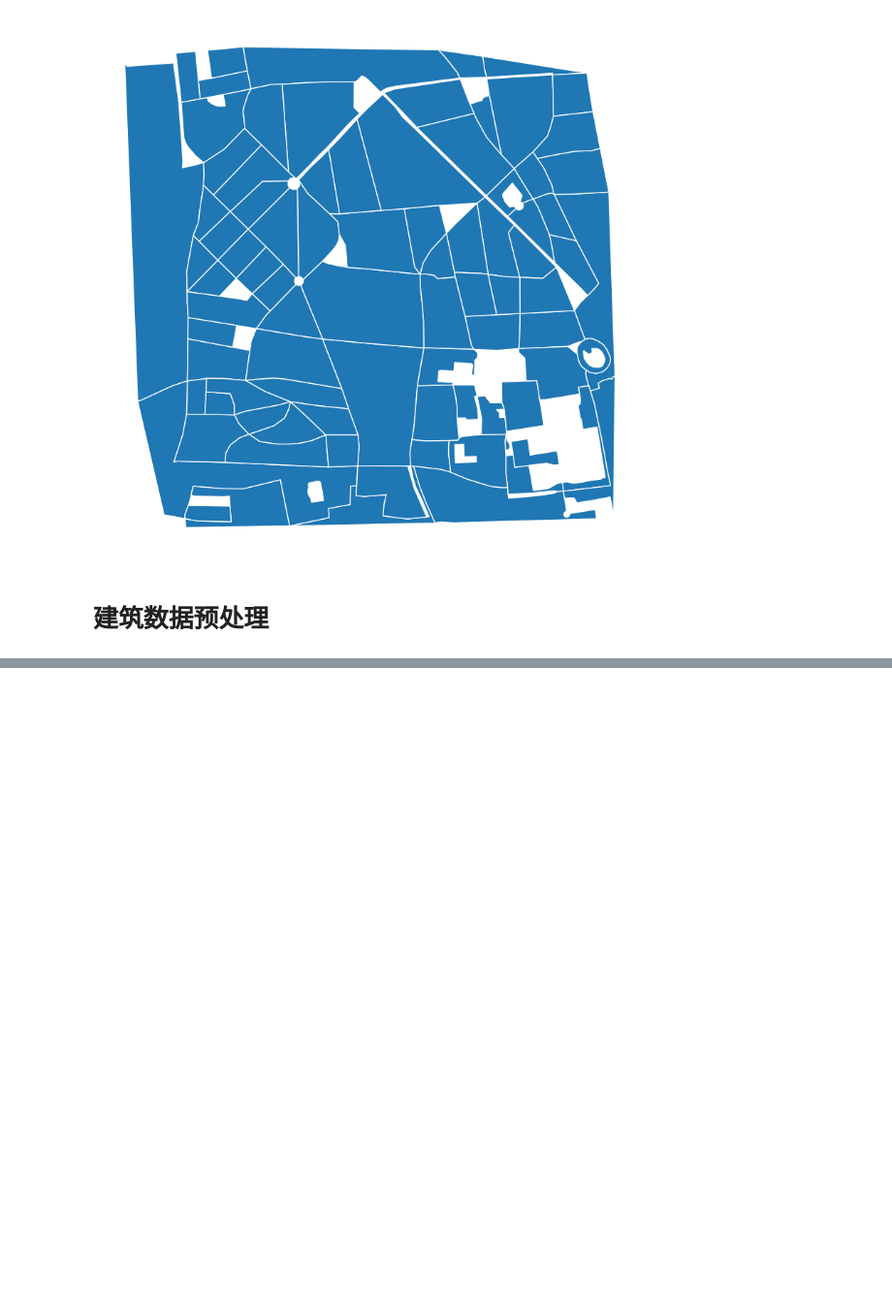
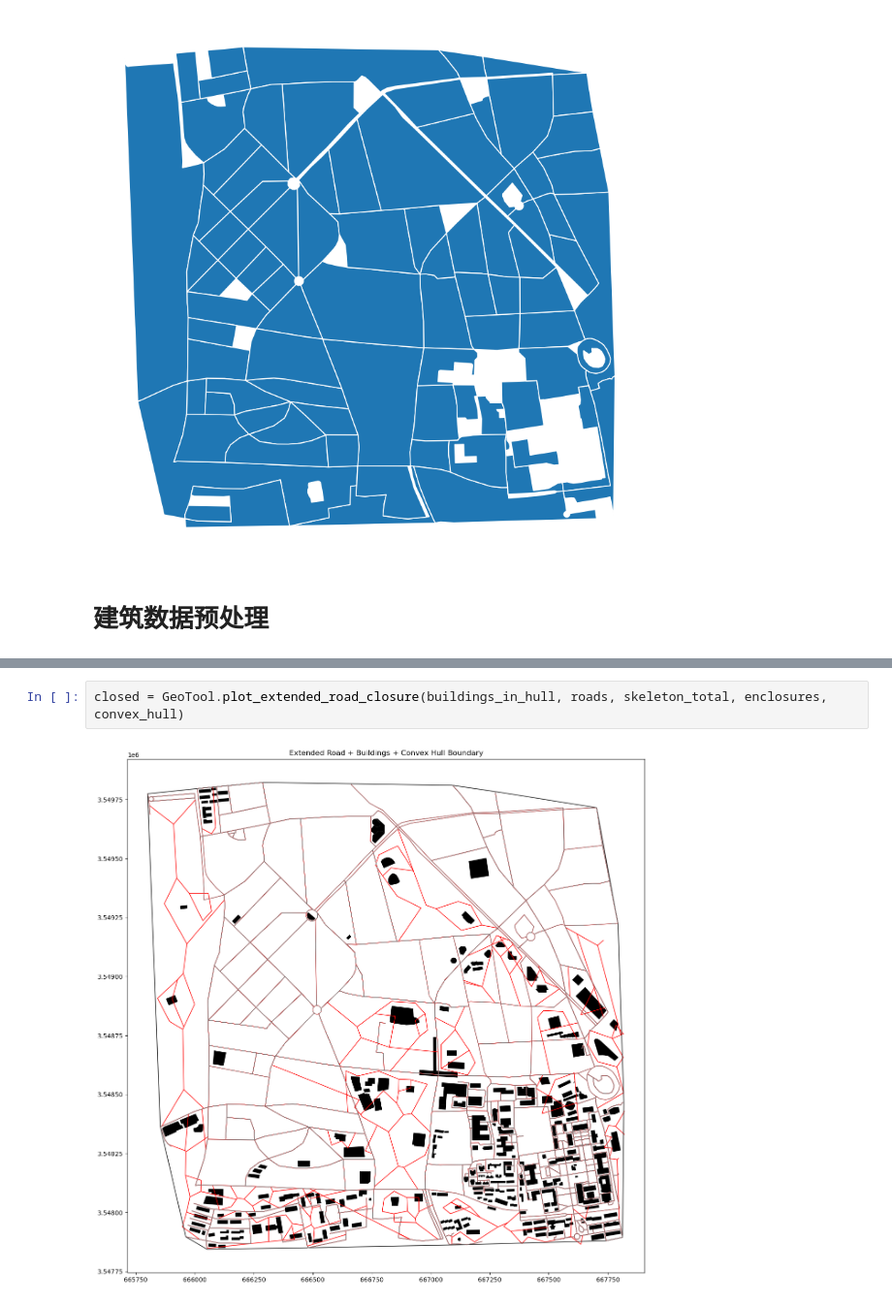
Before and after one commit to Lylll9436/UrbanStreetGNN, a Jupyter notebook: SegementGenTest.ipynb, the cells around one changed output, grey strips where cells are left out. Shown at 97% size. Drawn from its saved outputs; the diff is of its cells as text; blank space fills up the shorter version.

```diff
--- a/SegementGenTest.ipynb
+++ b/SegementGenTest.ipynb
@@ -91,0 +94,4 @@ AttributeError: module 'GeoTool' has no attribute 'generate_skeletons_from_build
+# %%
+closed = GeoTool.plot_extended_road_closure(buildings_in_hull, roads, skeleton_total, enclosures, convex_hull)
+# %% [output]
+[figure, added]
```
Also changed, not shown: parts of 10 cells of this notebook, 33 other files.
